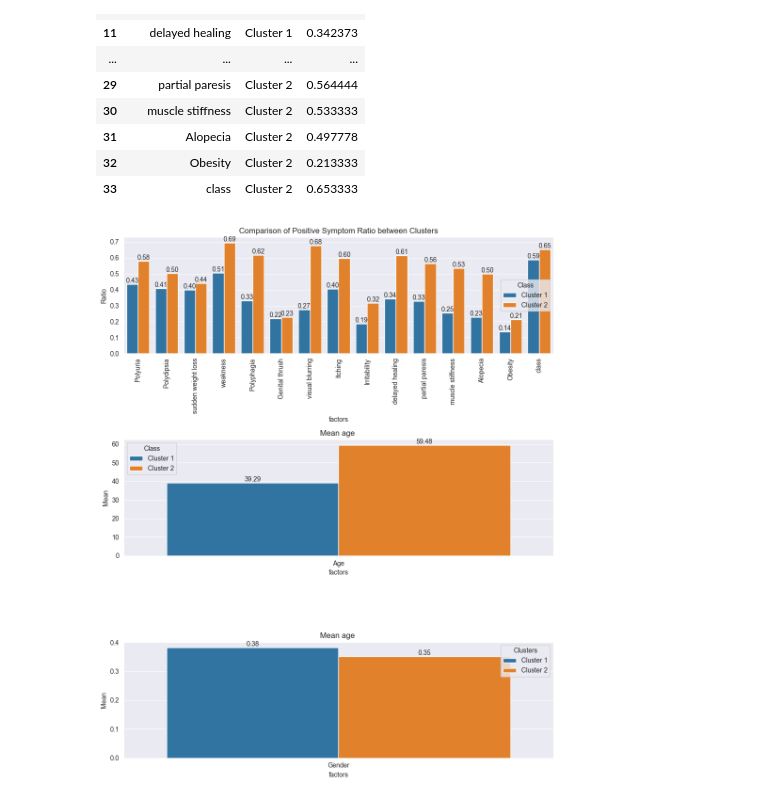
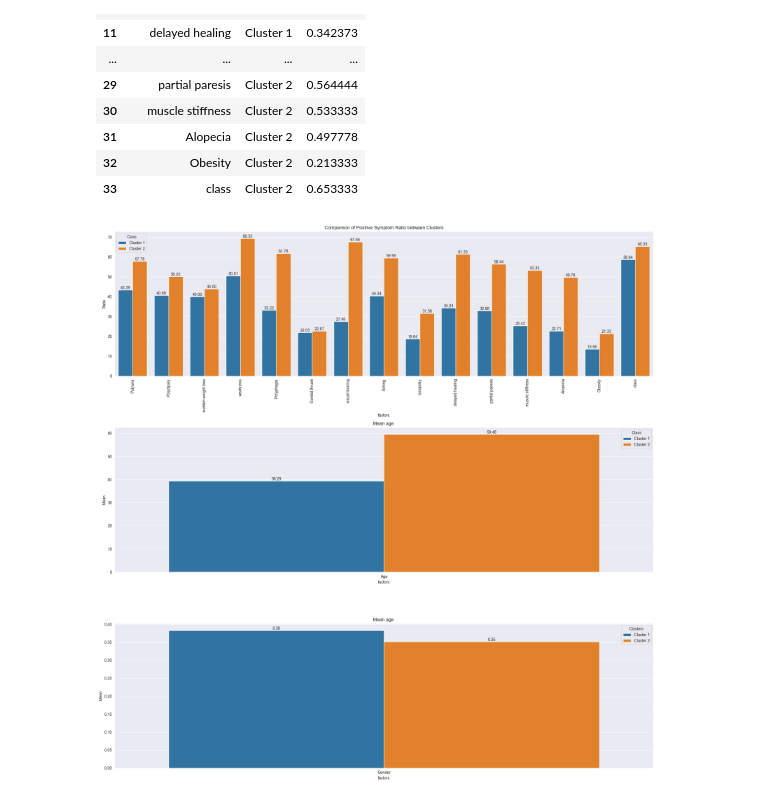
Before and after one commit to oo-Kwago-oo/diabetes-analysis-blog, a Jupyter notebook: analysis/q3_analysis.ipynb, the cells around one changed output. Saved outputs shown, nothing was run; the diff lists cells and outputs as text; code cells hidden in the pictures.

```diff
--- a/analysis/q3_analysis.ipynb
+++ b/analysis/q3_analysis.ipynb
@@ -51,6 +51,8 @@ combined.head()
 categorical_factors = combined.loc[combined['factors'] != 'Age', :].loc[combined['factors'] != 'Gender', :]
 age = combined.loc[combined['factors'] == 'Age', :]
 gender = combined.loc[combined['factors'] == 'Gender', :]
+
+categorical_factors['Value'] = categorical_factors['Value']*100
 # %%
 categorical_factors
 # %% [output]
@@ -72,27 +74,27 @@ categorical_factors
 | 32 | Obesity | Cluster 2 | 0.213333 |
 | 33 | class | Cluster 2 | 0.653333 |
 # %%
-fig, axs = plt.subplots(3, 1, figsize=(10, 12))
+fig, axs = plt.subplots(3, 1, figsize=(20, 20))
 
 sns.barplot(data=categorical_factors, x='factors', y='Value', hue='Class', ax=axs[0])
 axs[0].tick_params(axis='x', rotation=90)
 axs[0].set_ylabel('Ratio')
 axs[0].set_title('Comparison of Positive Symptom Ratio between Clusters')
 
 sns.barplot(data=age, x='factors', y='Value', hue='Class', ax=axs[1])
 axs[1].set_title('Mean age ')
 axs[1].set_ylabel('Mean')
 
 sns.barplot(data=gender, x='factors', y='Value', hue='Class', ax=axs[2])
 axs[2].set_title('Mean age ')
 axs[2].set_ylabel('Mean')
 
 for ax in axs:
     for container in ax.containers:
         ax.bar_label(container, fmt='%.2f')
 
 plt.legend(title='Clusters')
 plt.tight_layout()
 plt.show()
 # %% [output]
-[figure, old version]
+[figure, new version]
```
